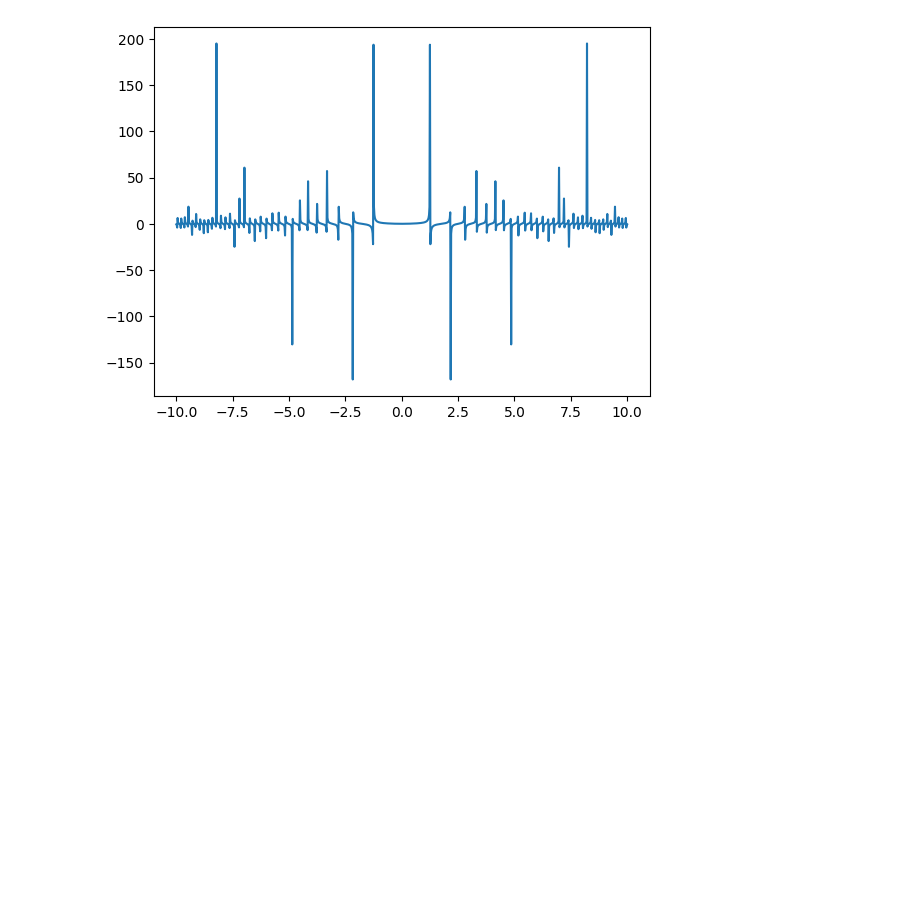
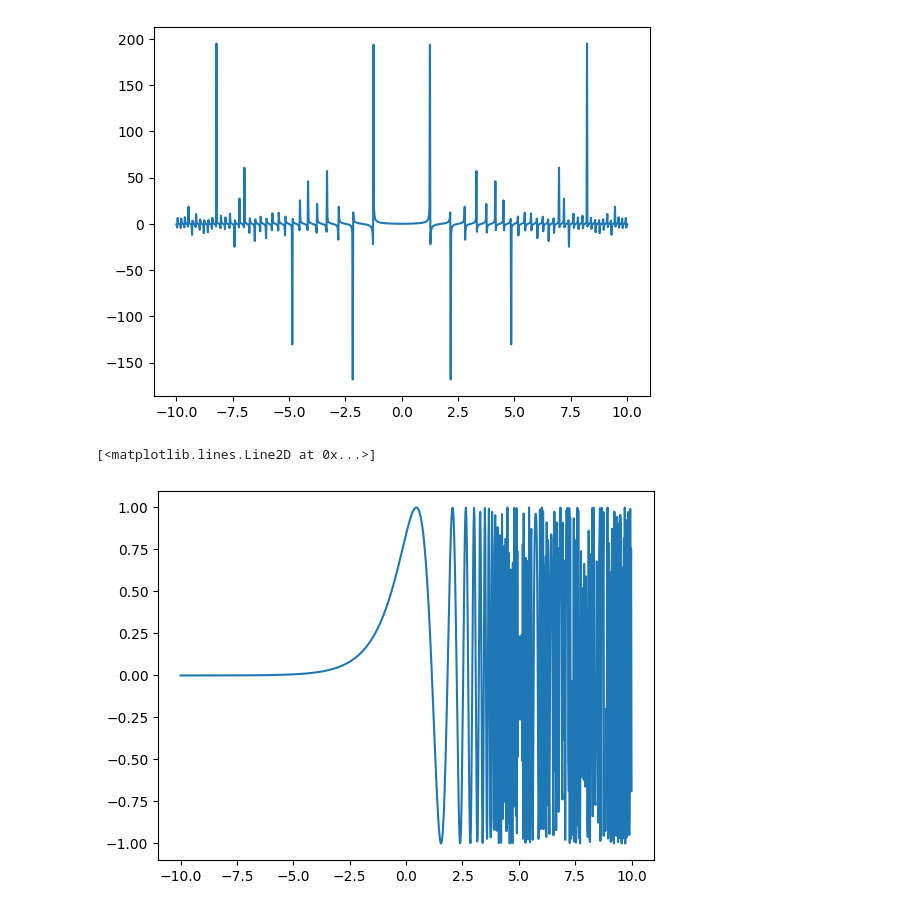
Before and after one commit to SergioDLezama/Funciones-Algebraicas-Platzi, a Jupyter notebook: 11_funciones_compuestas.ipynb, the cells around one changed output. Drawn from its saved outputs; the diff is of its cells as text; code cells hidden in the pictures; blank space fills up the shorter version.

Commit message:
Fin cap 11, agregue funcion exp y sin

```diff
--- a/11_funciones_compuestas.ipynb
+++ b/11_funciones_compuestas.ipynb
@@ -85,3 +85,25 @@ plt.plot(x,y)
 # %% [output]
 [<matplotlib.lines.Line2D at 0x...>]
 [figure]
+# %%
+# Definimos la resolucion de la funcion
+N = 1000
+
+# Definimos X
+x = np.linspace(-10,10,num=N)
+
+# Definimos la primera funcion
+def g(x):
+    return np.exp(x)
+
+# Definimos la segunda funcion
+def f(x):
+    return np.sin(x)
+
+y = f(g(x))
+
+# Plot de la segunda funcion
+plt.plot(x,y)
+# %% [output]
+[<matplotlib.lines.Line2D at 0x...>]
+[figure, added]
```
